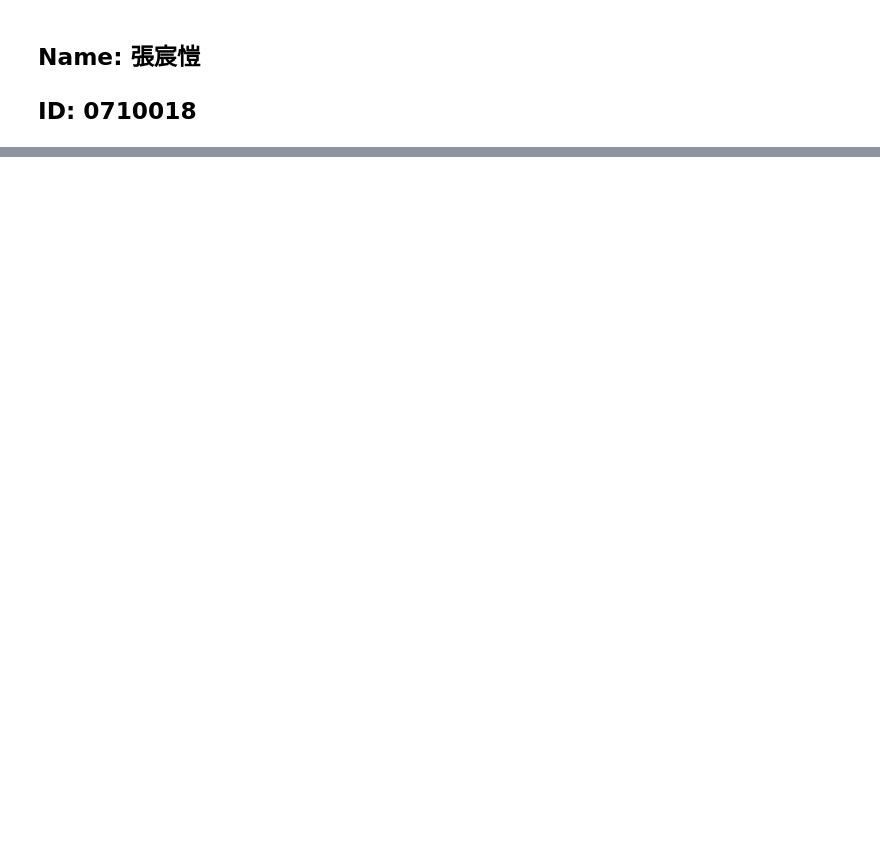
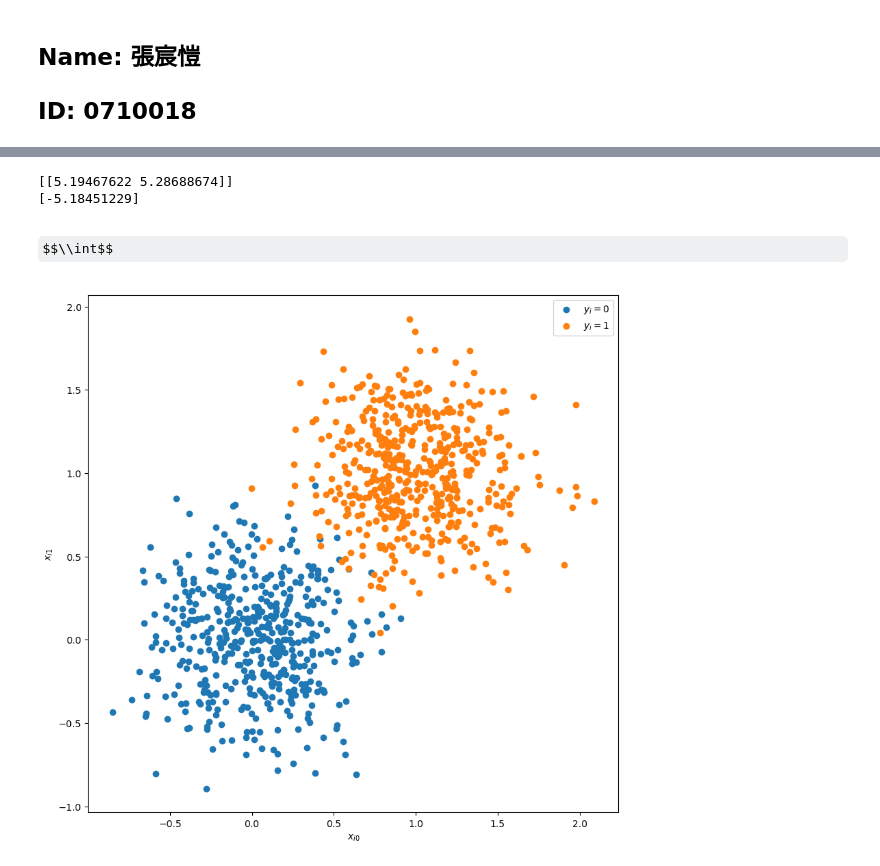
Before and after one commit to kie4280/Fall2021-MachineLearning, a Jupyter notebook: HW4/HW4.ipynb, the cells around one changed output, grey strips where cells are left out. Cells and saved outputs as stored; diff of their text form; code cells hidden in the pictures; some formulas as TeX source; blank space fills up the shorter version.

```diff
--- a/HW4/HW4.ipynb
+++ b/HW4/HW4.ipynb
@@ -16,0 +46,47 @@ _ = plt.scatter(Xs, Ys)
+# %%
+# logistics regression
+
+import numpy as np
+from matplotlib import pyplot as pyplot
+from sklearn.linear_model import LogisticRegression
+import math
+from IPython.display import display, Markdown
+
+Ys = np.random.randint(0, 2, size=1000)
+# print(Ys)
+Xs = np.zeros((1000, 2), dtype=np.float64)
+Xs[:, 0] = np.random.normal(scale=math.sqrt(0.1), size=Xs.shape[0])
+Xs[:, 1] = np.random.normal(scale=math.sqrt(0.1), size=Xs.shape[0])
+
+Xs = Xs + np.expand_dims(Ys, axis=1)
+# print(Xs)
+
+lreg = LogisticRegression()
+lreg.fit(Xs, Ys)
+coef = lreg.coef_
+# coef[0] = lreg.intercept_
+print(coef)
+print(lreg.intercept_)
+
+
+y_pred = lreg.predict(Xs)
+# print(y_pred)
+# y_pred = 1/(1+np.exp(-(lreg.intercept_ + Xs[:,0] * coef[0,0] + Xs[:,1] * coef[0,1])))
+# print(y_pred)
+
+_ = plt.figure(figsize=(10, 10), dpi=100)
+ones = np.argwhere(Ys == 1)
+zeros = np.argwhere(Ys == 0)
+_ = plt.scatter(Xs[zeros, 0], Xs[zeros, 1], label="$y_i=0$")
+_ = plt.scatter(Xs[ones, 0], Xs[ones, 1], label="$y_i=1$")
+line = np.linspace(-1, 2, 100)
+
+
+plt.xlabel("$x_{{i0}}$")
+plt.ylabel("$x_{{i1}}$")
+_ = plt.legend()
+# %% [output]
+[[5.19467622 5.28688674]]
+[-5.18451229]
+$$\\int$$
+[figure, added]
```
Also changed, not shown: parts of 2 cells of this notebook, 1 other file.
